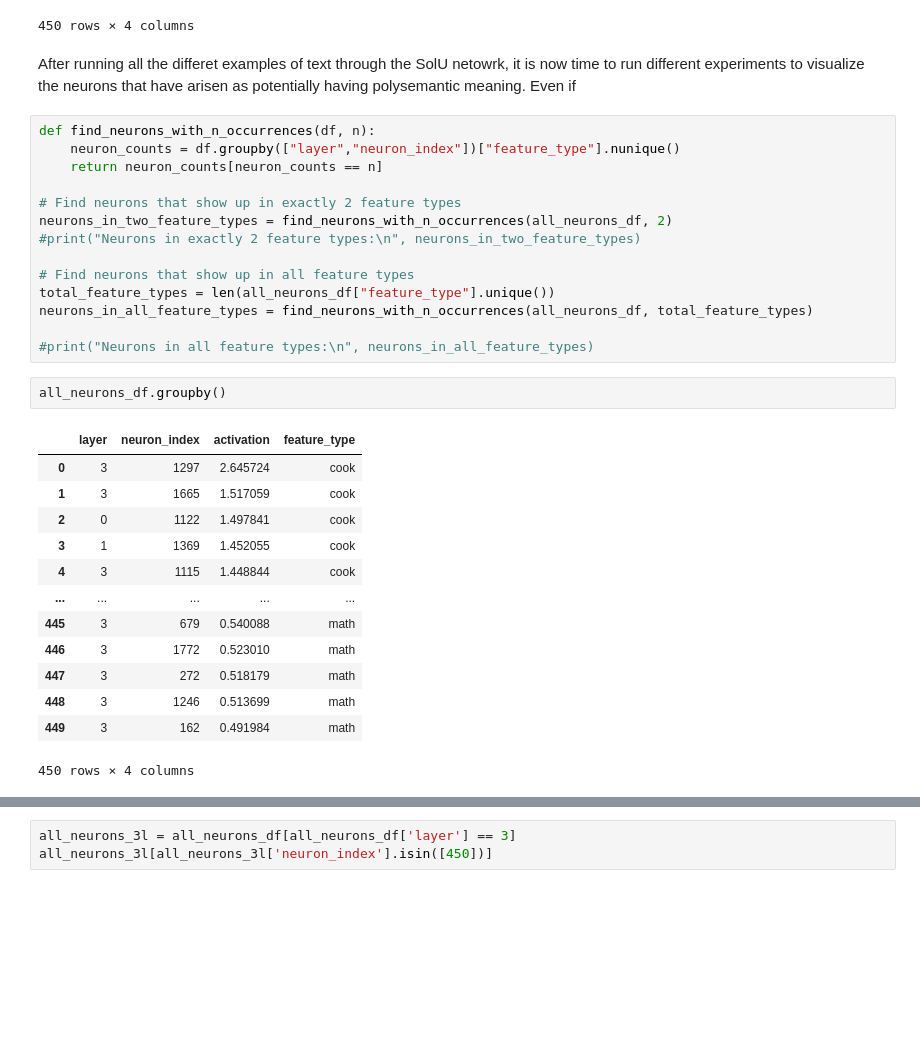
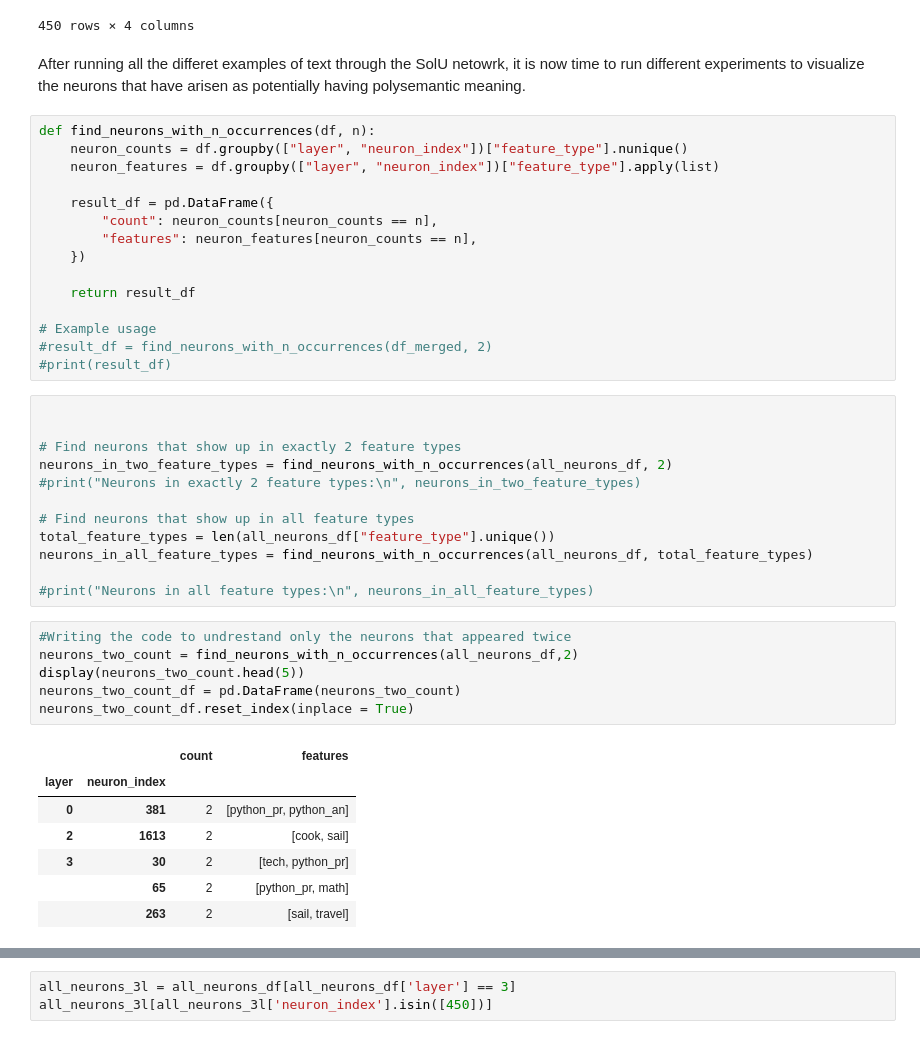
Before and after one commit to jprivera44/Polysemantic-Neurons, a Jupyter notebook: Polysemantic_neurons.ipynb, the cells around one changed output, grey strips where cells are left out. Cells and saved outputs as stored; diff of their text form; blank space fills up the shorter version.

```diff
--- a/Polysemantic_neurons.ipynb
+++ b/Polysemantic_neurons.ipynb
@@ -453,11 +455,24 @@ all_neurons_df
 | 449 | 3 | 162 | 0.491984 | math |
 450 rows × 4 columns
 # %% [markdown]
-After running all the differet examples of text through the SolU netowrk, it is now time to run different experiments to visualize the neurons that have arisen as potentially having polysemantic meaning. Even if
+After running all the differet examples of text through the SolU netowrk, it is now time to run different experiments to visualize the neurons that have arisen as potentially having polysemantic meaning.
+# %%
+def find_neurons_with_n_occurrences(df, n):
+    neuron_counts = df.groupby(["layer", "neuron_index"])["feature_type"].nunique()
+    neuron_features = df.groupby(["layer", "neuron_index"])["feature_type"].apply(list)
+
+    result_df = pd.DataFrame({
+        "count": neuron_counts[neuron_counts == n],
+        "features": neuron_features[neuron_counts == n],
+    })
+
+    return result_df
+
+# Example usage
+#result_df = find_neurons_with_n_occurrences(df_merged, 2)
+#print(result_df)
 # %%
-def find_neurons_with_n_occurrences(df, n):
-    neuron_counts = df.groupby(["layer","neuron_index"])["feature_type"].nunique()
-    return neuron_counts[neuron_counts == n]
+
 
 # Find neurons that show up in exactly 2 feature types
 neurons_in_two_feature_types = find_neurons_with_n_occurrences(all_neurons_df, 2)
@@ -468,19 +483,17 @@ total_feature_types = len(all_neurons_df["feature_type"].unique())
 neurons_in_all_feature_types = find_neurons_with_n_occurrences(all_neurons_df, total_feature_types)
 
 #print("Neurons in all feature types:\n", neurons_in_all_feature_types)
-# %%
-all_neurons_df.groupby()
-# %% [output]
-|  | layer | neuron_index | activation | feature_type |
-| 0 | 3 | 1297 | 2.645724 | cook |
-| 1 | 3 | 1665 | 1.517059 | cook |
-| 2 | 0 | 1122 | 1.497841 | cook |
-| 3 | 1 | 1369 | 1.452055 | cook |
-| 4 | 3 | 1115 | 1.448844 | cook |
-| ... | ... | ... | ... | ... |
-| 445 | 3 | 679 | 0.540088 | math |
-| 446 | 3 | 1772 | 0.523010 | math |
-| 447 | 3 | 272 | 0.518179 | math |
-| 448 | 3 | 1246 | 0.513699 | math |
-| 449 | 3 | 162 | 0.491984 | math |
-450 rows × 4 columns
+# %%
+#Writing the code to undrestand only the neurons that appeared twice
+neurons_two_count = find_neurons_with_n_occurrences(all_neurons_df,2)
+display(neurons_two_count.head(5))
+neurons_two_count_df = pd.DataFrame(neurons_two_count)
+neurons_two_count_df.reset_index(inplace = True)
+# %% [output]
+|  |  | count | features |
+| layer | neuron_index |  |  |
+| 0 | 381 | 2 | [python_pr, python_an] |
+| 2 | 1613 | 2 | [cook, sail] |
+| 3 | 30 | 2 | [tech, python_pr] |
+|  | 65 | 2 | [python_pr, math] |
+|  | 263 | 2 | [sail, travel] |
```
Also changed, not shown: parts of 19 cells of this notebook.
